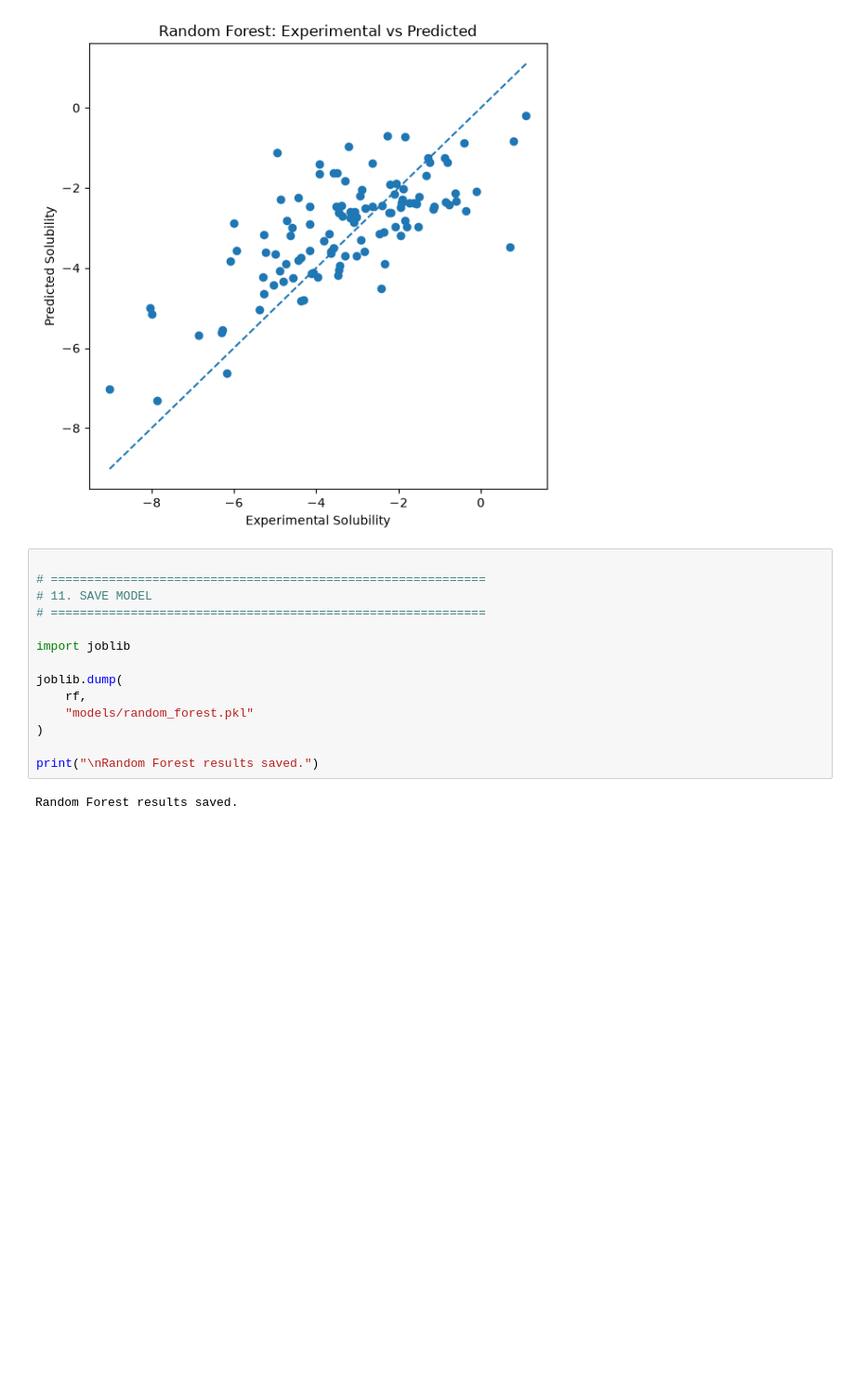
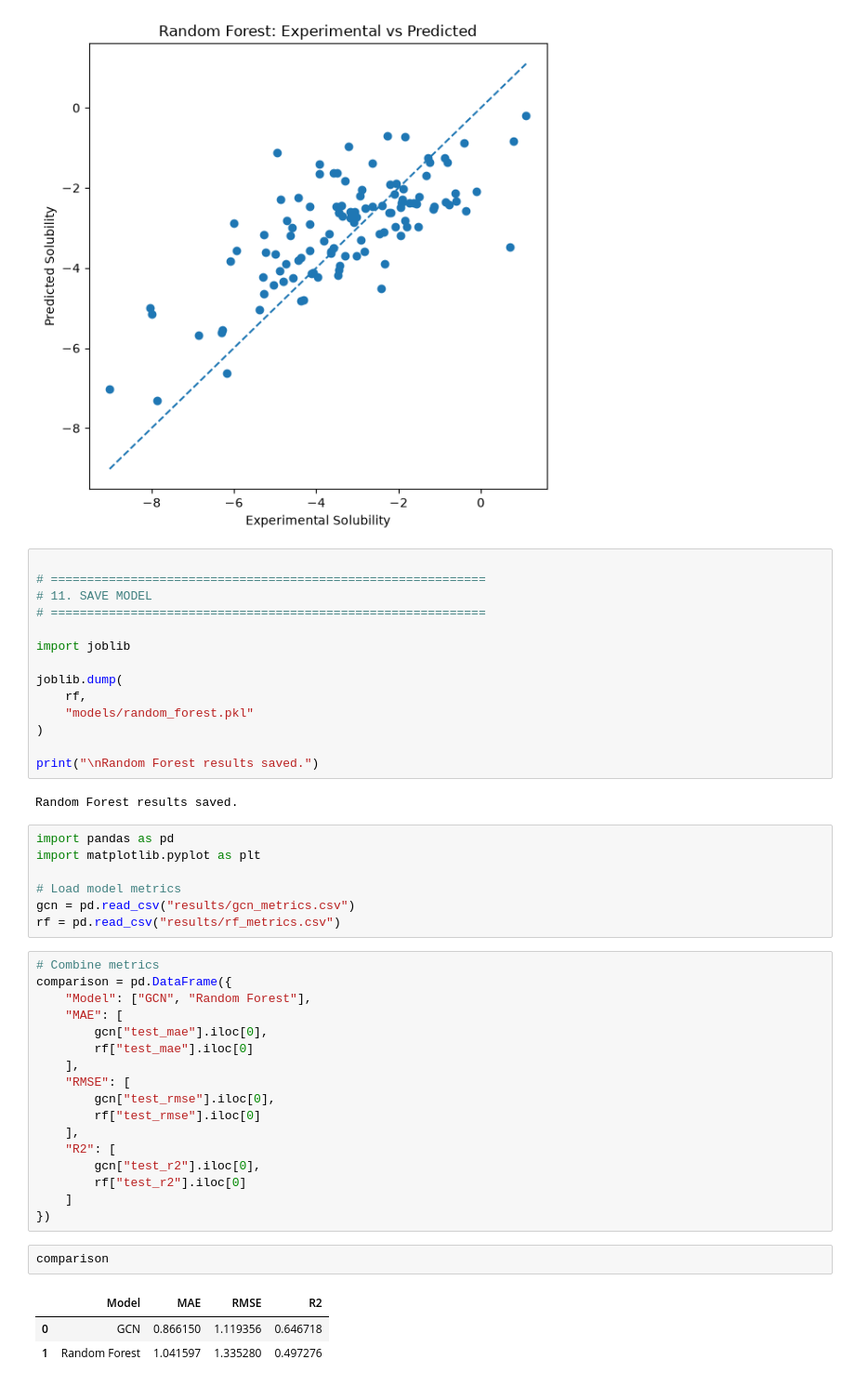
Before and after one commit to nagarajumulpuri/GCN-DrugDiscovery-Solubility, a Jupyter notebook: test_2.ipynb, the cells around one changed output. Shown at 93% size. Saved outputs shown, nothing was run; the diff lists cells and outputs as text; blank space fills up the shorter version.

Commit message:
Update GCN solubility model

```diff
--- a/test_2.ipynb
+++ b/test_2.ipynb
@@ -814,3 +814,33 @@ joblib.dump(
 print("\nRandom Forest results saved.")
 # %% [output]
 Random Forest results saved.
+# %%
+import pandas as pd
+import matplotlib.pyplot as plt
+
+# Load model metrics
+gcn = pd.read_csv("results/gcn_metrics.csv")
+rf = pd.read_csv("results/rf_metrics.csv")
+# %%
+# Combine metrics
+comparison = pd.DataFrame({
+    "Model": ["GCN", "Random Forest"],
+    "MAE": [
+        gcn["test_mae"].iloc[0],
+        rf["test_mae"].iloc[0]
+    ],
+    "RMSE": [
+        gcn["test_rmse"].iloc[0],
+        rf["test_rmse"].iloc[0]
+    ],
+    "R2": [
+        gcn["test_r2"].iloc[0],
+        rf["test_r2"].iloc[0]
+    ]
+})
+# %%
+comparison
+# %% [output]
+|  | Model | MAE | RMSE | R2 |
+| 0 | GCN | 0.866150 | 1.119356 | 0.646718 |
+| 1 | Random Forest | 1.041597 | 1.335280 | 0.497276 |
```
Also changed, not shown: parts of 1 cell of this notebook, 28 other files.
